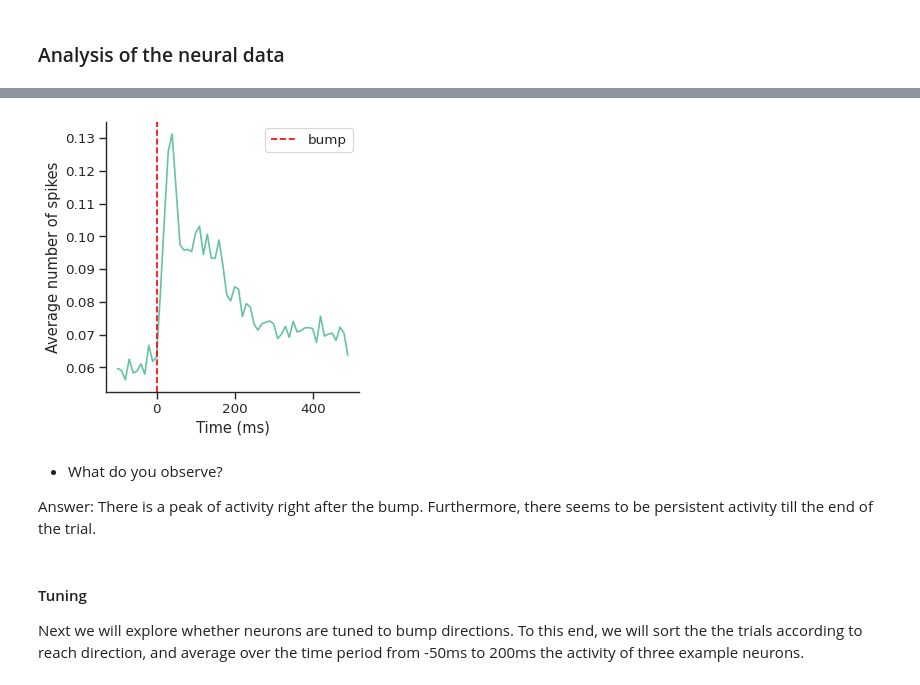
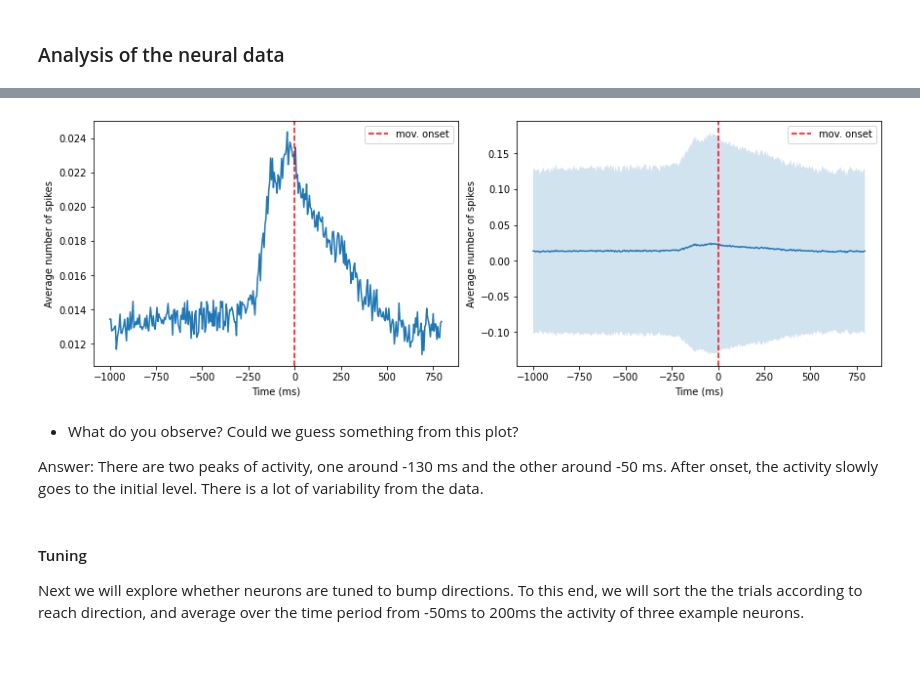
Before and after one commit to leonardo-agueci/adv-dim-red-QBWschool-2024, a Jupyter notebook: Solutions_Dimensionality_Reduction_for_Neural_Data.ipynb, the cells around one changed output, grey strips where cells are left out. Cells and saved outputs as stored; diff of their text form; code cells hidden in the pictures; blank space fills up the shorter version.

```diff
--- a/Solutions_Dimensionality_Reduction_for_Neural_Data.ipynb
+++ b/Solutions_Dimensionality_Reduction_for_Neural_Data.ipynb
@@ -1477,15 +1612,0 @@ We first plot the average (over neurons and trials) number of spikes as a functi
-# %%
-fig = plt.figure(figsize=(4,4), constrained_layout=True)
-ax = fig.add_subplot()
-
-ax.plot(np.arange(-10,time_dimension-10)*bin_size, neural_data.mean(axis=(0,2)))
-ax.axvline(0, color='red', label='bump', linestyle='--')
-
-ax.set_xlabel('Time (ms)'), ax.set_ylabel('Average number of spikes')
-ax.legend()
-# %% [output]
-[figure, removed]
-# %% [markdown]
-*  What do you observe?
-
-Answer: There is a peak of activity right after the bump. Furthermore, there seems to be persistent activity till the end of the trial.
@@ -1492,3 +1642,31 @@ Answer: There is a peak of activity right after the bump. Furthermore, there see
+# %%
+# Solution
+
+mean_activity = neural_data.mean(axis=(0,1))
+std_activity = neural_data.std(axis=(0,1))
+
+fig, ax = plt.subplots(1,2,figsize=(12,4),constrained_layout=True)
+
+ax[0].plot(time_axis, mean_activity)
+ax[0].axvline(0, color='red', label='mov. onset', linestyle='--')
+ax[0].set_xlabel('Time (ms)')
+ax[0].set_ylabel('Average number of spikes')
+ax[0].legend()
+
+ax[1].plot(time_axis, mean_activity)
+ax[1].fill_between(time_axis, mean_activity-std_activity, mean_activity+std_activity, alpha=0.2)
+ax[1].axvline(0, color='red', label='mov. onset', linestyle='--')
+ax[1].set_xlabel('Time (ms)')
+ax[1].set_ylabel('Average number of spikes')
+ax[1].legend()
+
+plt.show()
+# %% [output]
+[figure, added]
+# %% [markdown]
+*  What do you observe? Could we guess something from this plot?
+
+Answer: There are two peaks of activity, one around -130 ms and the other around -50 ms. After onset, the activity slowly goes to the initial level. There is a lot of variability from the data.
 # %% [markdown]
 #### Tuning
 
```
Also changed, not shown: parts of 18 cells of this notebook.
